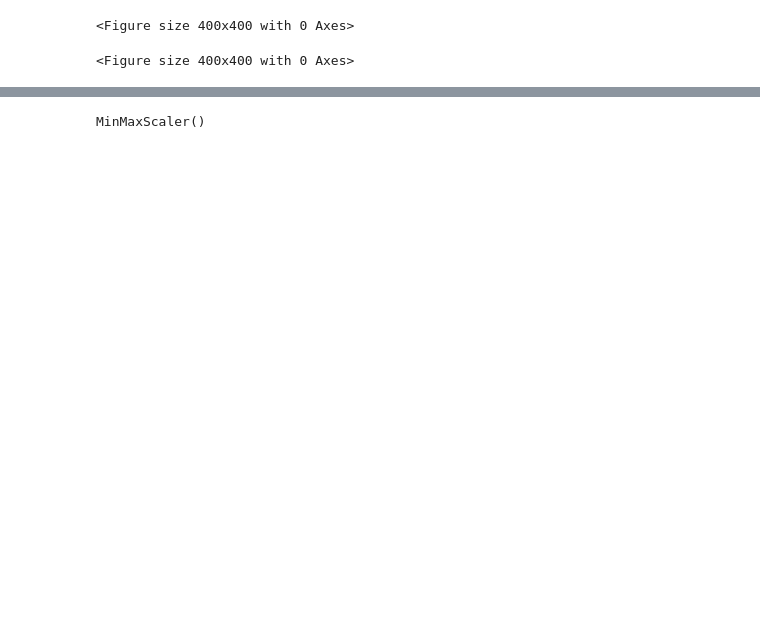
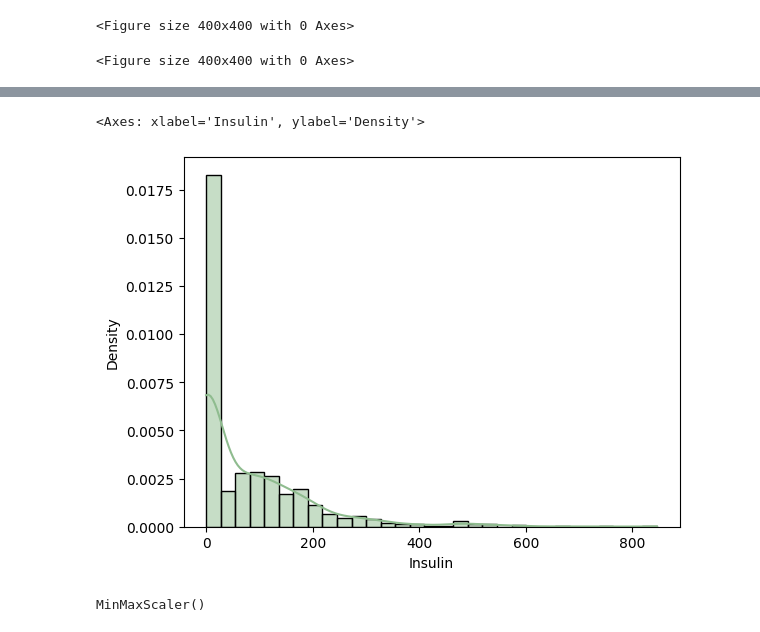
Before and after one commit to OKJAHR/diabetes_classification, a Jupyter notebook: Diyabet_Hastalığı_Sınıflandırması_[YSA]_201505045.ipynb, the cells around one changed output, grey strips where cells are left out. Drawn from its saved outputs; the diff is of its cells as text; code cells hidden in the pictures; blank space fills up the shorter version.

```diff
--- a/Diyabet_Hastalığı_Sınıflandırması_[YSA]_201505045.ipynb
+++ b/Diyabet_Hastalığı_Sınıflandırması_[YSA]_201505045.ipynb
@@ -156,3 +132,9 @@ https://gist.github.com/mwaskom/de44147ed2974457ad6372750bbe5751
+# %%
+#sns.distplot(data['Insulin'],color ="DarkSeaGreen" )
+sns.histplot(data["Insulin"], kde=True,color="DarkSeaGreen",stat="density")
+# %% [output]
+<Axes: xlabel='Insulin', ylabel='Density'>
+[figure, added]
 # %%
 from sklearn.model_selection import train_test_split
 # %%
```
Also changed, not shown: parts of 9 cells of this notebook.
